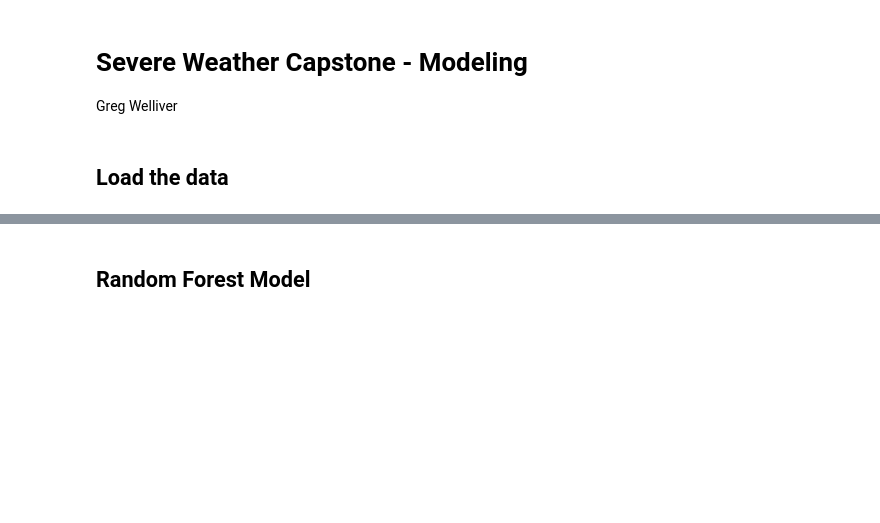
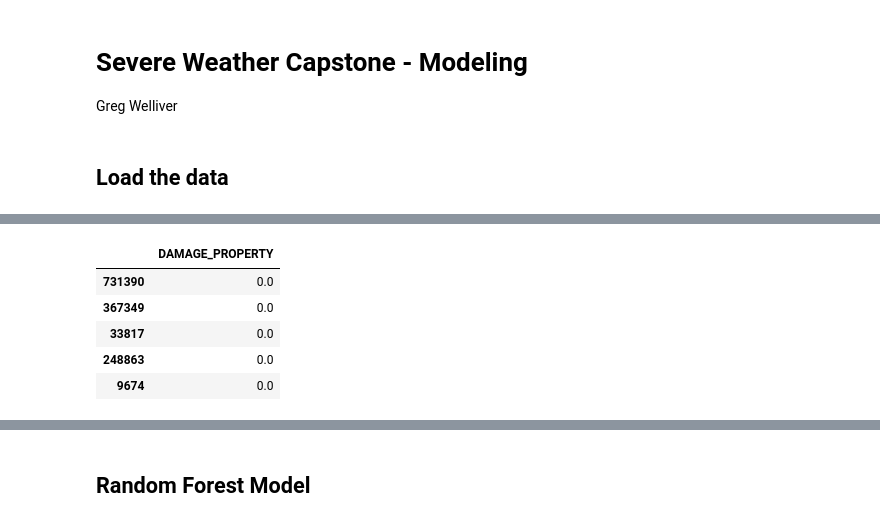
Before and after one commit to topgreg/Severe-Weather-Repo, a Jupyter notebook: Notebooks/SWC - Modeling.ipynb, the cells around one changed output, grey strips where cells are left out. Saved outputs shown, nothing was run; the diff lists cells and outputs as text; code cells hidden in the pictures; blank space fills up the shorter version.

```diff
--- a/Notebooks/SWC - Modeling.ipynb
+++ b/Notebooks/SWC - Modeling.ipynb
@@ -94,6 +94,14 @@ from sklearn.feature_extraction.text import CountVectorizer
 # %% [markdown]
 ## Load the data
 # %%
+# load the data
+X_train = pd.read_parquet("../Data/X_train.pqt")
+X_test = pd.read_parquet("../Data/X_test.pqt")
+y_train = pd.read_parquet("../Data/y_train.pqt")
+y_test = pd.read_parquet("../Data/y_test.pqt")
+
+
+# , index_col =[0]
 # load data
-df = pd.read_parquet("../Data/all_storm_data11.pqt")
+#df = pd.read_parquet("../Data/all_storm_data11.pqt")
 #df = pd.read_csv("../Data/all_storm_data4.csv")
@@ -192,2 +108,11 @@ X_test
+# %%
+y_test.head()
+# %% [output]
+|  | DAMAGE_PROPERTY |
+| 731390 | 0.0 |
+| 367349 | 0.0 |
+| 33817 | 0.0 |
+| 248863 | 0.0 |
+| 9674 | 0.0 |
 # %%
 y_train
```
Also changed, not shown: parts of 36 cells of this notebook, 2 other files.
